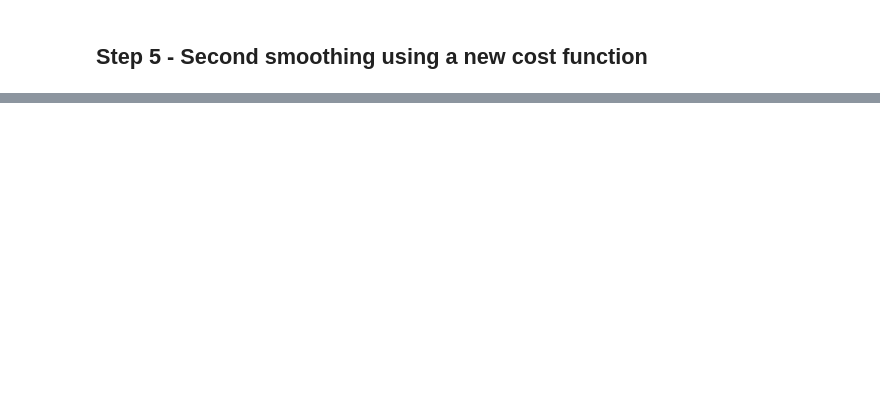
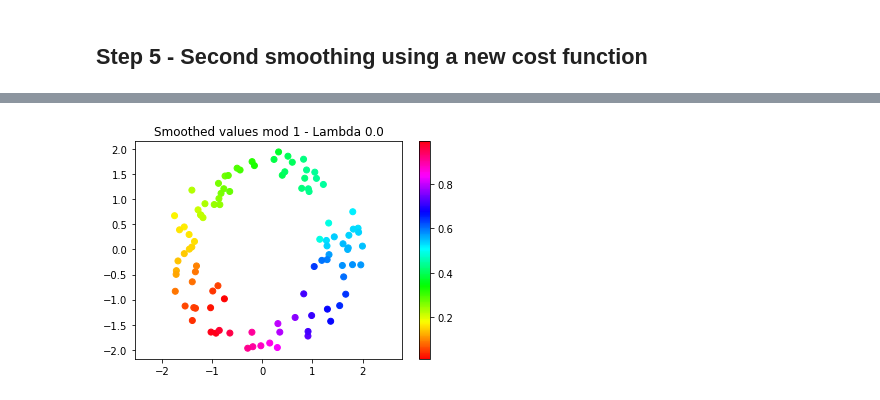
Before and after one commit to michiexile/icerm-tda-2019-08, a Jupyter notebook: Cleaning_up_namenotfinal.ipynb, the cells around one changed output, grey strips where cells are left out. Saved outputs shown, nothing was run; the diff lists cells and outputs as text; code cells hidden in the pictures; blank space fills up the shorter version.

```diff
--- a/Cleaning_up_namenotfinal.ipynb
+++ b/Cleaning_up_namenotfinal.ipynb
@@ -58,0 +107,2 @@ plt.show()
+# %%
+bdry,indexing = coboundary_1(vr,max(bar.death for bar in bars))
@@ -58,0 +115,32 @@ plt.show()
+# %%
+
+l2_cocycle = [0]*len(coords[0]) #reorganize the coordinates so they fit with the coboundary indices
+for i, coeff in enumerate(coords[0]):
+    l2_cocycle[indexing[0][dionysus.Simplex([i],0)]] = coeff
+l2_cocycle = np.array(l2_cocycle)
+#-----------------
+f = np.zeros((n,1)) # cocycle we need to smooth out, reorganize to fit coboundary
+for c2 in cocycles[0]:
+    if c2.element<(prime//2):
+        f[indexing[1][vr[c2.index]]] += c2.element
+    else:
+        f[indexing[1][vr[c2.index]]] += c2.element-prime
+# %%
+import cost_functions
+from scipy.optimize import minimize
+l= 0.
+cost = lambda z: cost_functions.cost_interpolate(z, L= l, F= f, B= bdry)
+grad = lambda z: cost_functions.grad_interpolate(z, L= l, F= f, B= bdry)
+res = minimize(cost, l2_cocycle, method='L-BFGS-B', jac = grad)
+Zv = np.array(res.x).reshape(bdry.shape[1],1)
+messed_ix = [indexing[0][dionysus.Simplex([n],0)] for n in range(bdry.shape[1])]
+color = np.mod(Zv.T[:,messed_ix],1)[0]
+# %%
+
+scatter(*annulus.T, c=color, cmap="hsv")
+plt.colorbar()
+plt.axis('equal')
+plt.title('Smoothed values mod 1 - Lambda {}'.format(l))
+plt.show()
+# %% [output]
+[figure, added]
```
Also changed, not shown: parts of 5 cells of this notebook.
